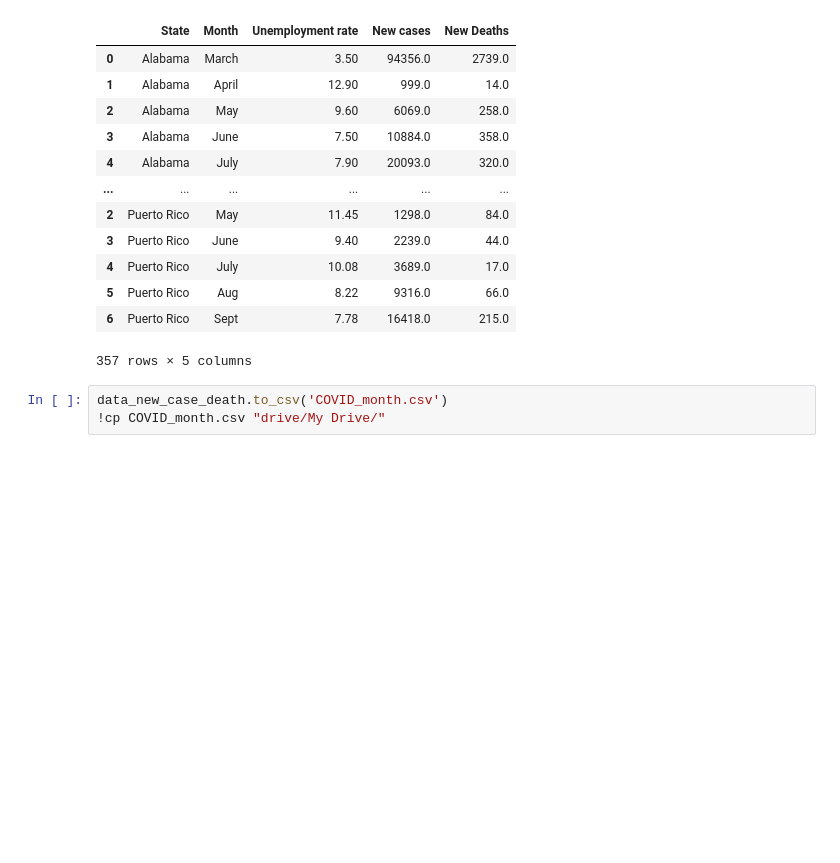
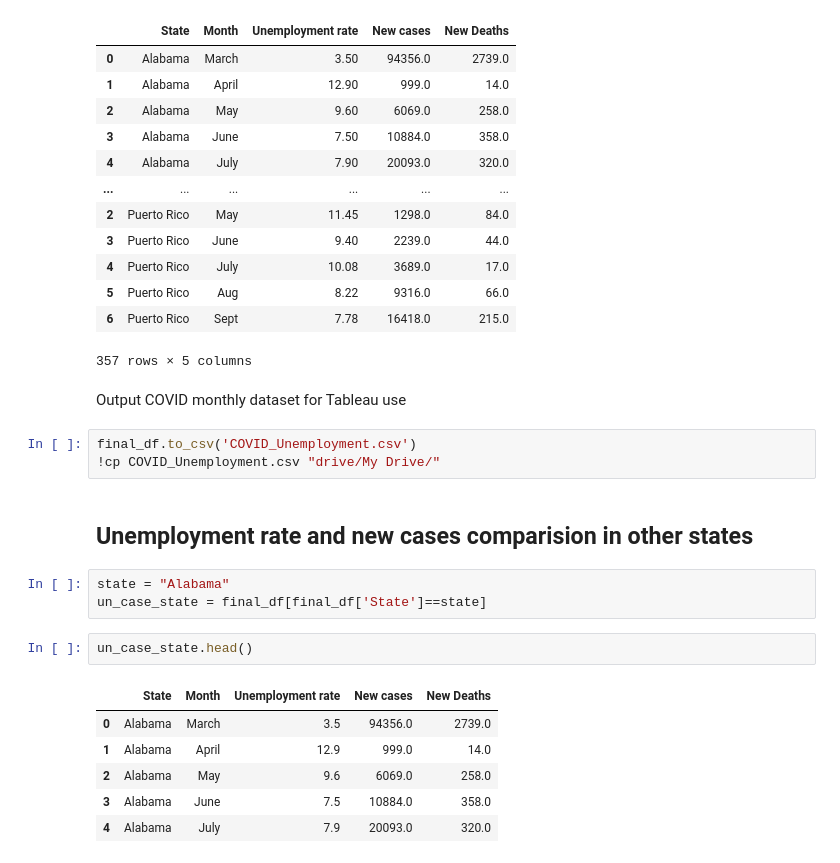
Before and after one commit to XiaonaZhou/data_analytics_2, a Jupyter notebook: Datathon/Unemlployment_rate_US_and_COVID.ipynb, the cells around one changed output. Cells and saved outputs as stored; diff of their text form; blank space fills up the shorter version.

```diff
--- a/Datathon/Unemlployment_rate_US_and_COVID.ipynb
+++ b/Datathon/Unemlployment_rate_US_and_COVID.ipynb
@@ -470,6 +498,22 @@ final_df
 | 5 | Puerto Rico | Aug | 8.22 | 9316.0 | 66.0 |
 | 6 | Puerto Rico | Sept | 7.78 | 16418.0 | 215.0 |
 357 rows × 5 columns
+# %% [markdown]
+Output COVID monthly dataset for Tableau use
 # %%
-data_new_case_death.to_csv('COVID_month.csv')
-!cp COVID_month.csv "drive/My Drive/"
+final_df.to_csv('COVID_Unemployment.csv')
+!cp COVID_Unemployment.csv "drive/My Drive/"
+# %% [markdown]
+## Unemployment rate and  new cases comparision in other states
+# %%
+state = "Alabama"
+un_case_state = final_df[final_df['State']==state]
+# %%
+un_case_state.head()
+# %% [output]
+|  | State | Month | Unemployment rate | New cases | New Deaths |
+| 0 | Alabama | March | 3.5 | 94356.0 | 2739.0 |
+| 1 | Alabama | April | 12.9 | 999.0 | 14.0 |
+| 2 | Alabama | May | 9.6 | 6069.0 | 258.0 |
+| 3 | Alabama | June | 7.5 | 10884.0 | 358.0 |
+| 4 | Alabama | July | 7.9 | 20093.0 | 320.0 |
```
Also changed, not shown: parts of 14 cells of this notebook.
